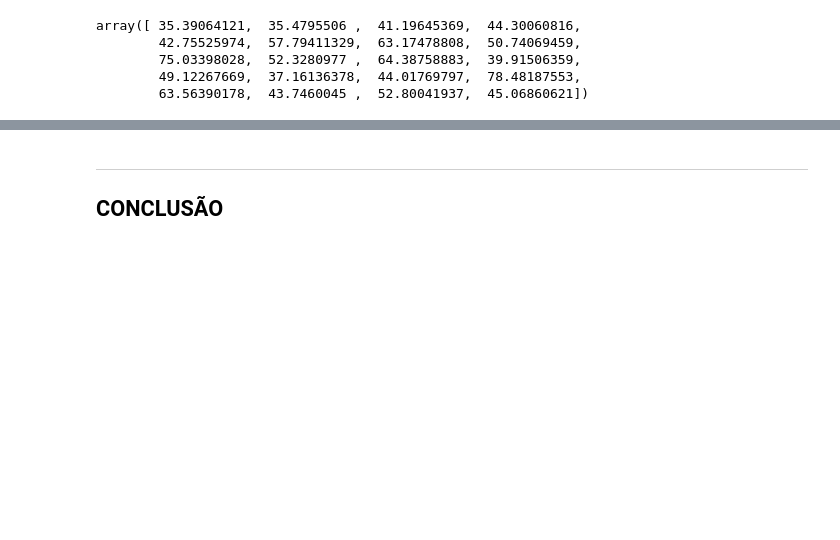
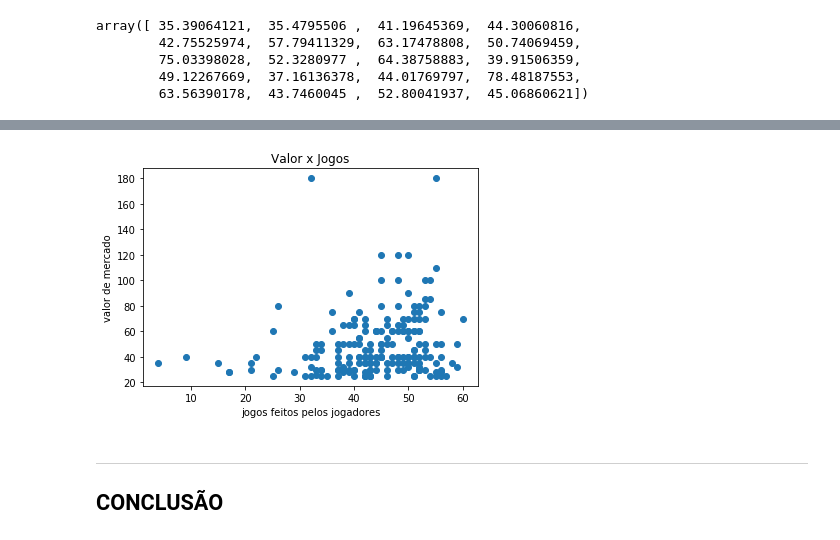
Before and after one commit to Leobhering/cddp3, a Jupyter notebook: Projeto3 Layout.ipynb, the cells around one changed output, grey strips where cells are left out. Cells and saved outputs as stored; diff of their text form; code cells hidden in the pictures; blank space fills up the shorter version.

```diff
--- a/Projeto3 Layout.ipynb
+++ b/Projeto3 Layout.ipynb
@@ -205,3 +295,11 @@ O valor de RMS na regressão linear é 16.8155010344794
+# %%
+i = plt.scatter(dados_filtro['jogos'] , y)
+plt.xlabel('jogos feitos pelos jogadores')
+plt.ylabel('valor de mercado')
+plt.title('Valor x Jogos')
+plt.show(i)
+# %% [output]
+[figure, added]
 # %% [markdown]
 ___
 ## CONCLUSÃO
```
Also changed, not shown: parts of 13 cells of this notebook.
